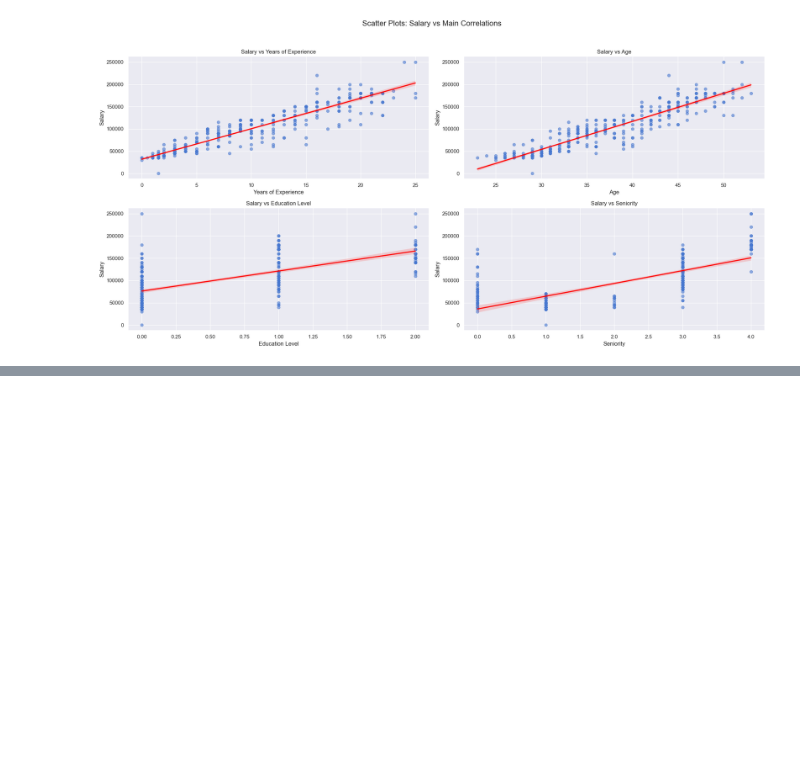
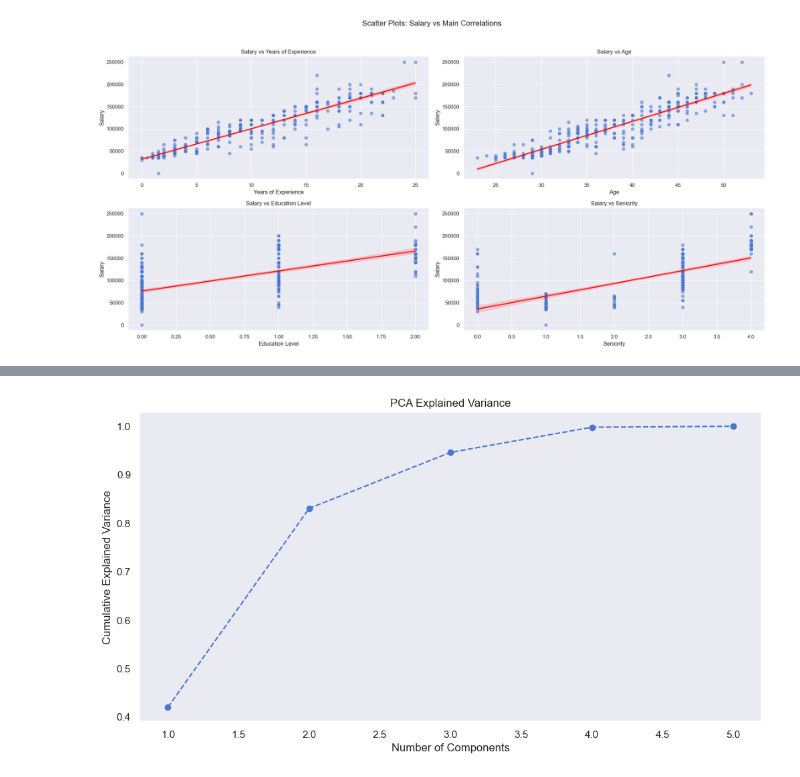
Before and after one commit to HLussiatti/SalaryForecast, a Jupyter notebook: notebooks/0. EDA & ETL.ipynb, the cells around one changed output, grey strips where cells are left out. Cells and saved outputs as stored; diff of their text form; code cells hidden in the pictures; blank space fills up the shorter version.

Commit message:
ETL Normalization and PCA

```diff
--- a/notebooks/0. EDA & ETL.ipynb
+++ b/notebooks/0. EDA & ETL.ipynb
@@ -593,0 +611,22 @@ plt.show()
+# %%
+# Select numeric columns (excluding 'id' and 'Salary')
+features = df.select_dtypes(include=['number']).drop(columns=["id", "Salary"])
+
+# Standardize the data (MinMaxScaler beacause Years of Experience has not a normal distribution)
+scaler = MinMaxScaler()
+features_scaled = scaler.fit_transform(features)
+
+# PCA analysis with all components
+pca = PCA(n_components=None)
+principal_components = pca.fit_transform(features_scaled)
+
+# Plot Explained Variance
+plt.figure(figsize=(12, 6))
+plt.plot(range(1, len(pca.explained_variance_ratio_) + 1), np.cumsum(pca.explained_variance_ratio_), marker='o', linestyle='--')
+plt.xlabel('Number of Components')
+plt.ylabel('Cumulative Explained Variance')
+plt.title('PCA Explained Variance')
+plt.grid()
+plt.show()
+# %% [output]
+[figure, added]
```
Also changed, not shown: parts of 15 cells of this notebook, 2 other files.
